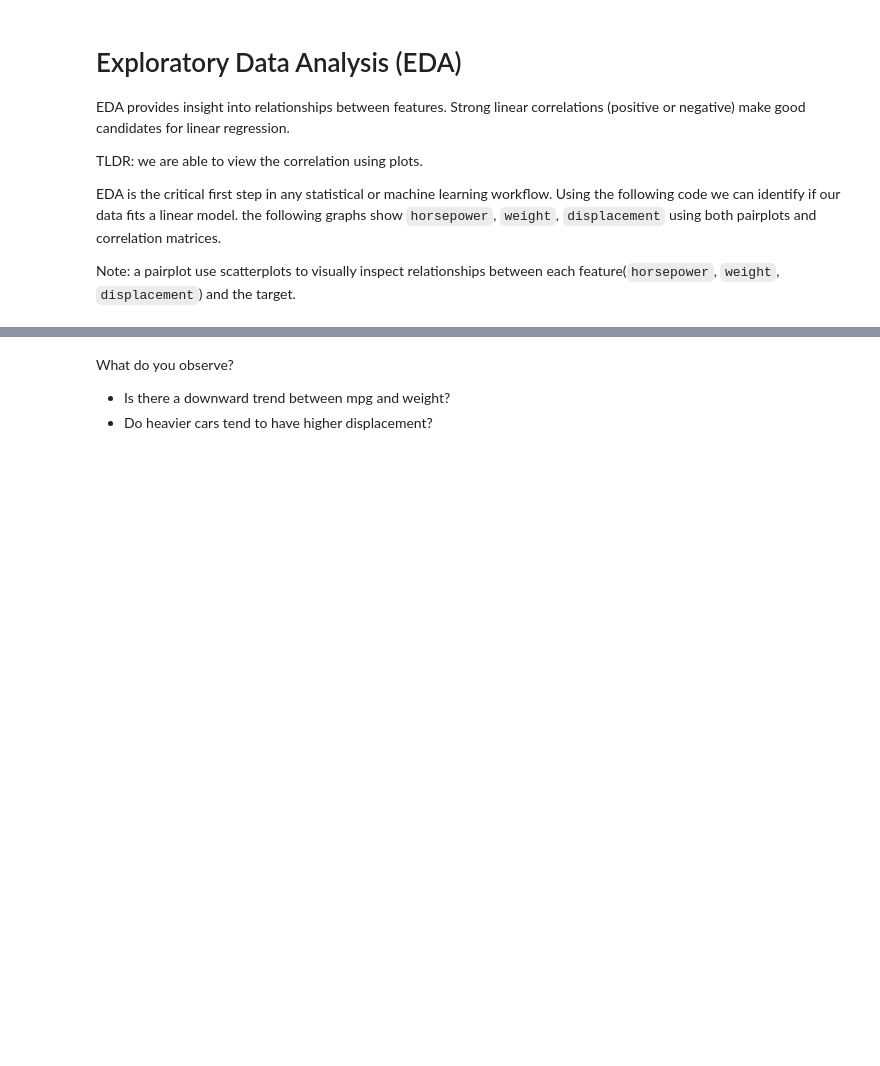
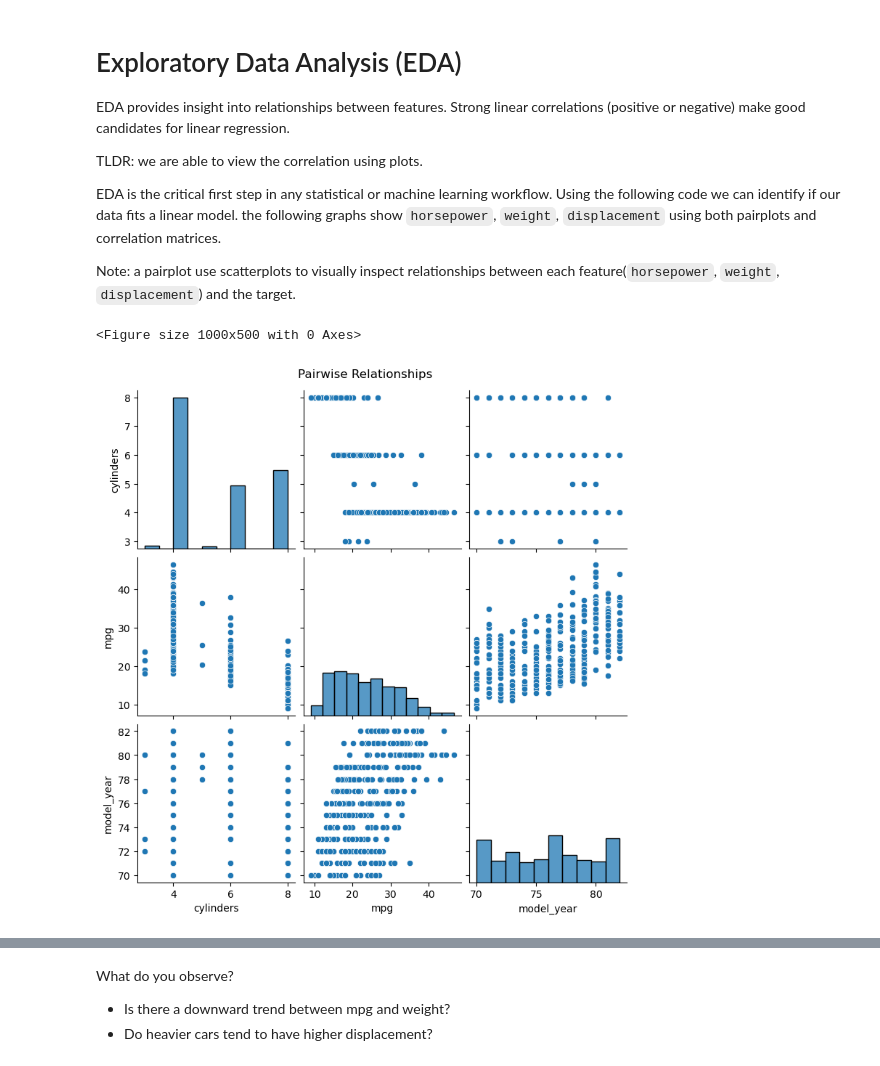
Before and after one commit to mhussen2/Mr-Powers-CPP, a Jupyter notebook: classNotes/Lecture 20 - Regression/20.1 - Linear Regresion/Linear_Regression_Part1.ipynb, the cells around one changed output, grey strips where cells are left out. Cells and saved outputs as stored; diff of their text form; code cells hidden in the pictures; blank space fills up the shorter version.

```diff
--- a/classNotes/Lecture 20 - Regression/20.1 - Linear Regresion/Linear_Regression_Part1.ipynb
+++ b/classNotes/Lecture 20 - Regression/20.1 - Linear Regresion/Linear_Regression_Part1.ipynb
@@ -84,9 +114,13 @@ Note:
 a pairplot use scatterplots to visually inspect relationships between each feature(`horsepower`, `weight`, `displacement`)  and the target.
 # %%
 # poorly distributed data
-sns.pairplot(df[["acceleration", "model_year", "origin", "mpg"]])
+plt.figure(figsize = (10, 5))
+sns.pairplot(df[[ "cylinders", "mpg","model_year"]])
 plt.suptitle("Pairwise Relationships", y=1.02)
 plt.show()
+# %% [output]
+<Figure size 1000x500 with 0 Axes>
+[figure, added]
 # %%
 sns.pairplot(df[["mpg", "horsepower", "weight", "displacement"]])
 plt.suptitle("Pairwise Relationships", y=1.02)
```
Also changed, not shown: parts of 15 cells of this notebook, 1 other file.
